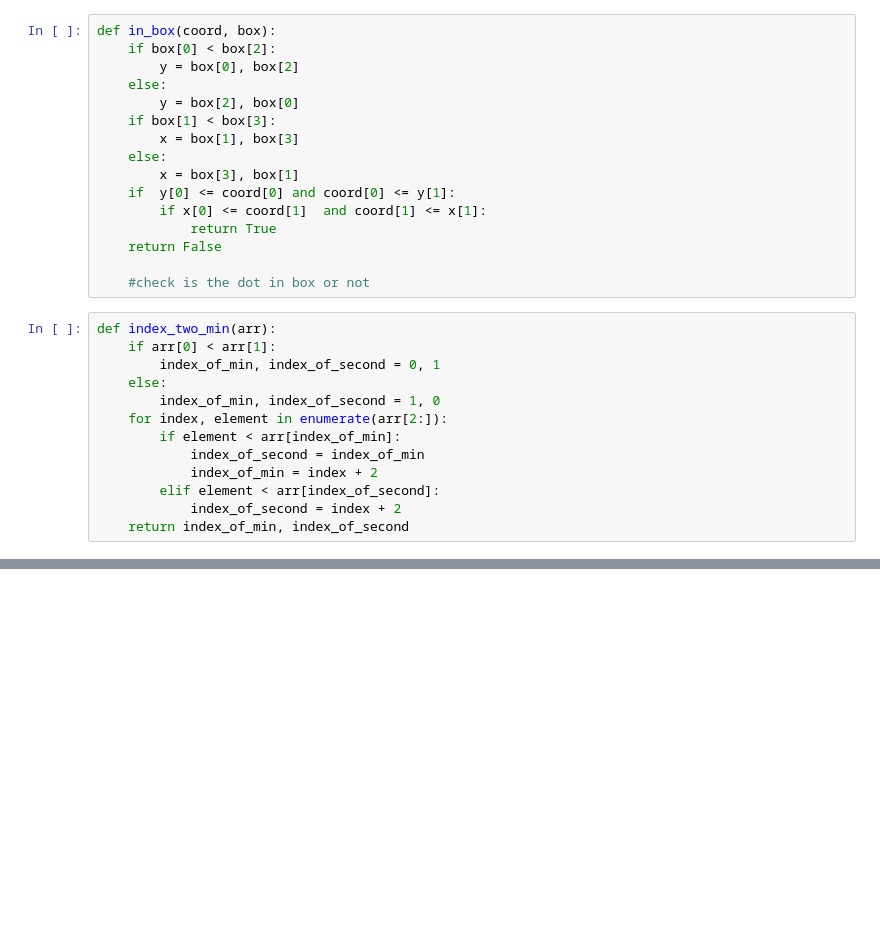
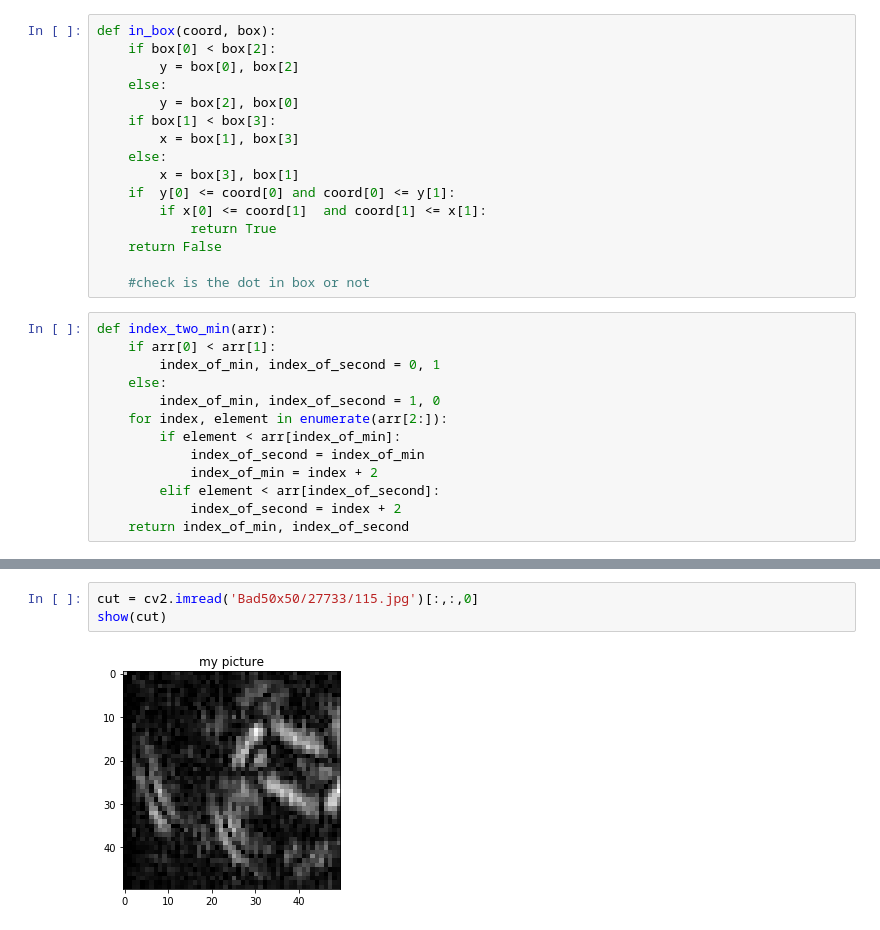
Before and after one commit to darkdefender228/Hands-Detection, a Jupyter notebook: Detection_demo.ipynb, the cells around one changed output, grey strips where cells are left out. Drawn from its saved outputs; the diff is of its cells as text; blank space fills up the shorter version.

```diff
--- a/Detection_demo.ipynb
+++ b/Detection_demo.ipynb
@@ -311,0 +329,5 @@ for g in generated:
+# %%
+cut = cv2.imread('Bad50x50/27733/115.jpg')[:,:,0]
+show(cut)
+# %% [output]
+[figure, added]
```
Also changed, not shown: parts of 10 cells of this notebook.
